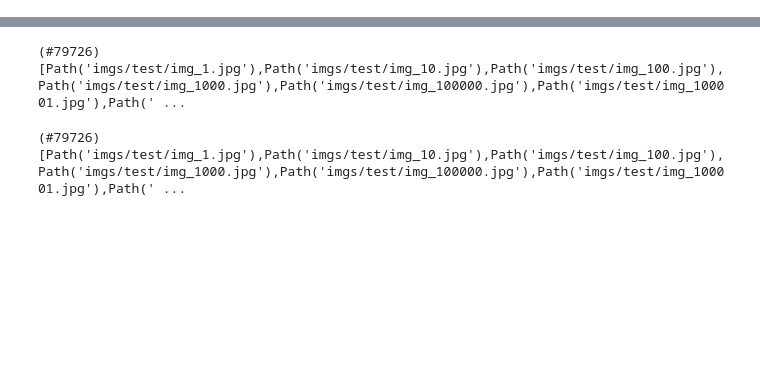
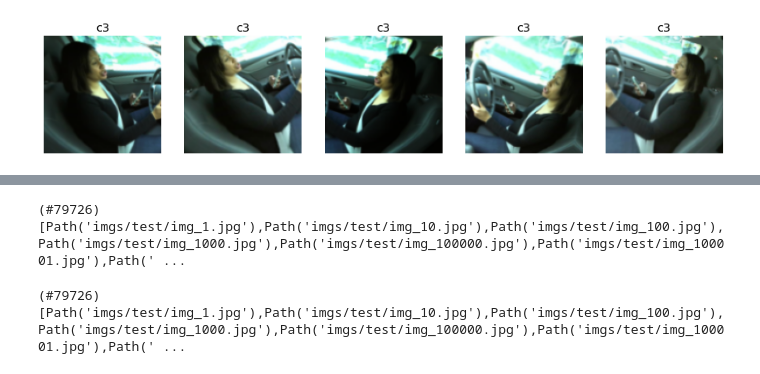
Before and after one commit to ZeroXitreo/SD1-AI-Eksamensprojekt, a Jupyter notebook: Main.ipynb, the cells around one changed output, grey strips where cells are left out. Saved outputs shown, nothing was run; the diff lists cells and outputs as text; code cells hidden in the pictures; blank space fills up the shorter version.

```diff
--- a/Main.ipynb
+++ b/Main.ipynb
@@ -27,13 +39,18 @@ fns[0]
+# %%
+def get_y(p):
+    return [parent_label(p)]
 # %%
 def get_dls(bs, size):
-    dBlock = DataBlock(blocks=(ImageBlock, CategoryBlock),
+    dBlock = DataBlock(blocks=(ImageBlock, MultiCategoryBlock),
                        get_items = get_image_files,
                        splitter = RandomSplitter(valid_pct = .2, seed=42),
-                       get_y = parent_label,
-                       item_tfms = Resize(640),
-                       batch_tfms=aug_transforms(size=size, min_scale=0.75))
+                       get_y = get_y,
+                       item_tfms = Resize(size),
+                       batch_tfms = aug_transforms(size=size, min_scale=0.75))
     return dBlock.dataloaders(train, num_workers=0, bs=bs)
 # %%
 dls = get_dls(128, 128)
-dls.train.show_batch(max_n=5, nrows=1)
+dls.train.show_batch(max_n=5, nrows=1, unique=True)
+# %% [output]
+[figure, added]
 # %%
```
Also changed, not shown: parts of 37 cells of this notebook.
